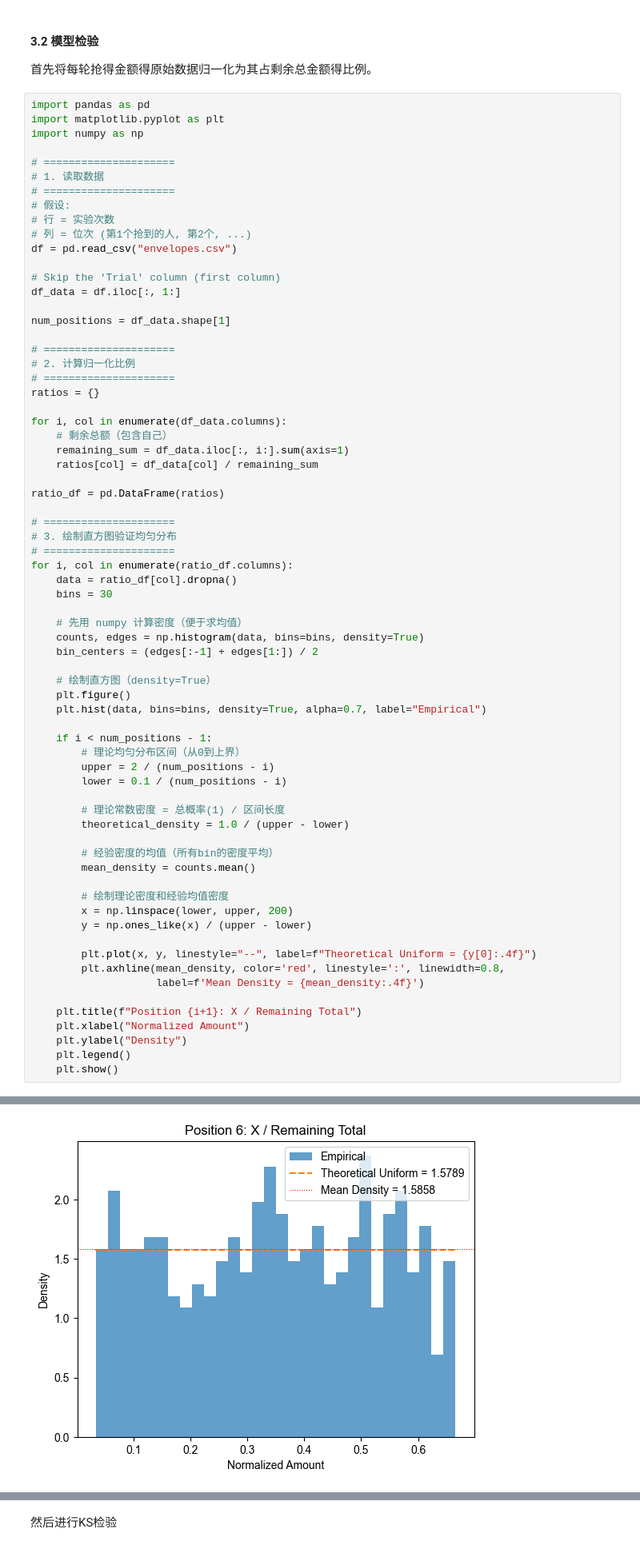
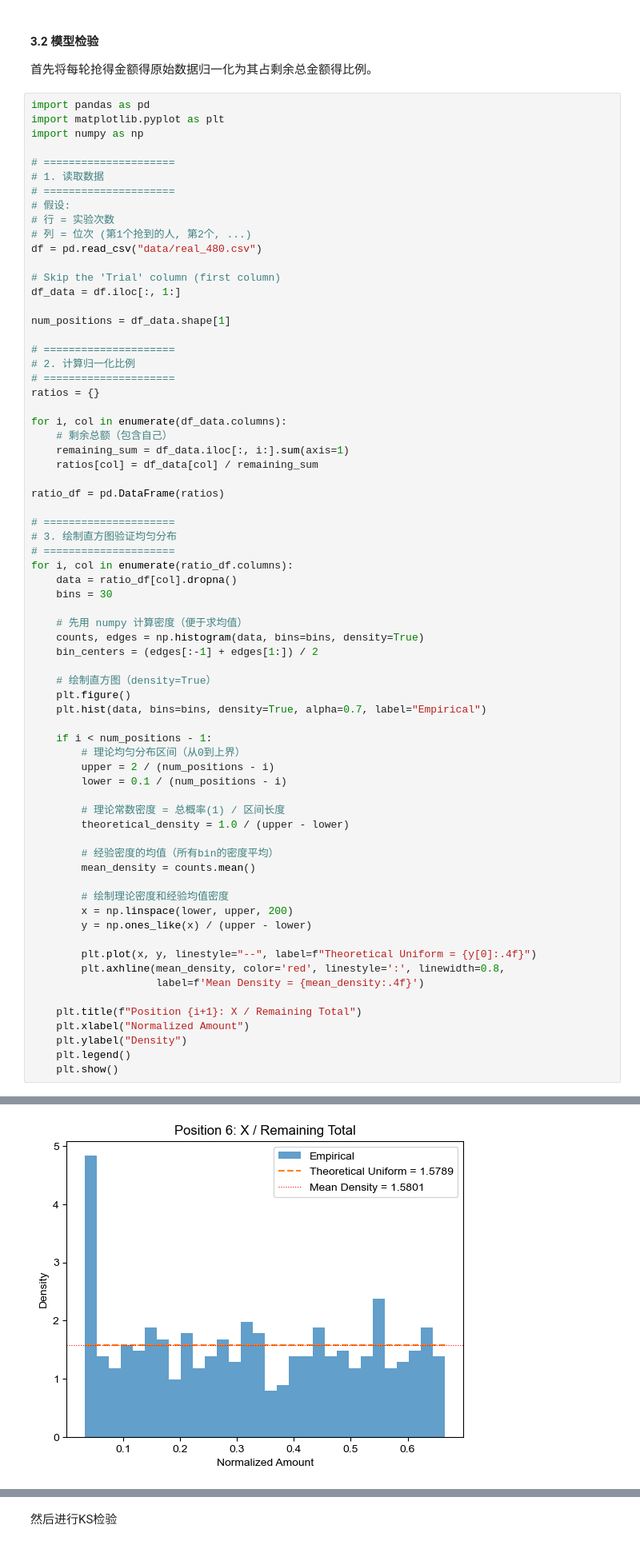
Before and after one commit to WjNaG2/SI140-RedEnvelope, a Jupyter notebook: pro3-1.ipynb, the cells around one changed output, grey strips where cells are left out. Shown at 80% size. Drawn from its saved outputs; the diff is of its cells as text.

```diff
--- a/pro3-1.ipynb
+++ b/pro3-1.ipynb
@@ -801,7 +826,7 @@ import numpy as np
 # 假设:
 # 行 = 实验次数
 # 列 = 位次 (第1个抢到的人, 第2个, ...)
-df = pd.read_csv("envelopes.csv")
+df = pd.read_csv("data/real_480.csv")
 
 # Skip the 'Trial' column (first column)
 df_data = df.iloc[:, 1:]
@@ -868 +893 @@ for i, col in enumerate(ratio_df.columns):
-[figure, old version]
+[figure, new version]
```
Also changed, not shown: parts of 55 cells of this notebook.
